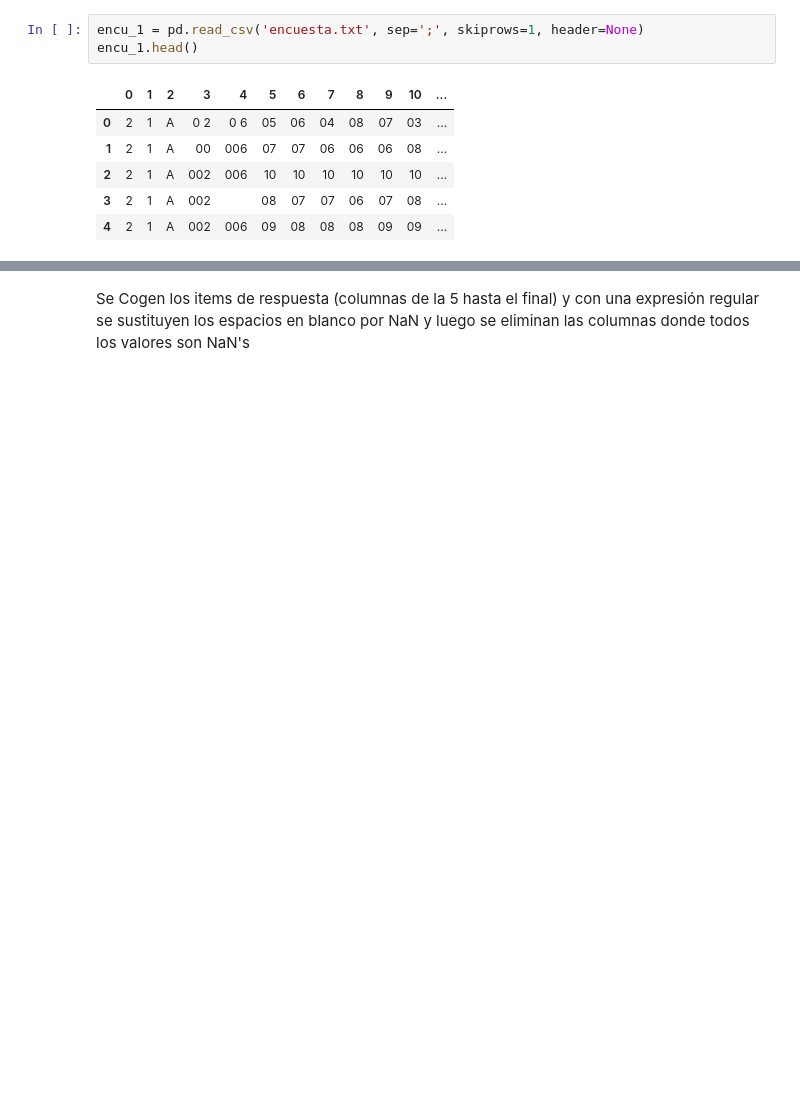
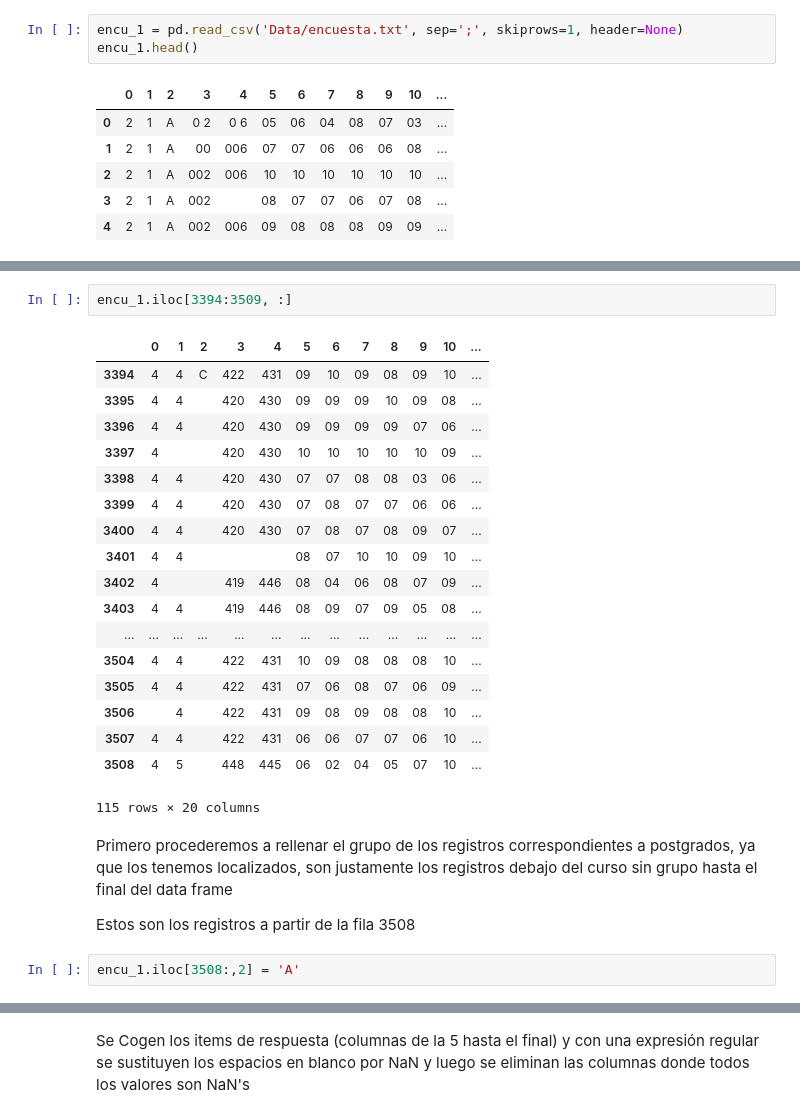
Before and after one commit to AntonioPL/TFM_Kschool, a Jupyter notebook: Tidy1.ipynb, the cells around one changed output, grey strips where cells are left out. Saved outputs shown, nothing was run; the diff lists cells and outputs as text; blank space fills up the shorter version.

Commit message:
Se incluye el preprocesado de los datos para eliminar el curso sin grupo y relenar el grupo de los postgrados

```diff
--- a/Tidy1.ipynb
+++ b/Tidy1.ipynb
@@ -38,7 +52,7 @@ import numpy as np
 # %% [markdown]
 Se cargan los datos
 # %%
-encu_1 = pd.read_csv('encuesta.txt', sep=';', skiprows=1, header=None)
+encu_1 = pd.read_csv('Data/encuesta.txt', sep=';', skiprows=1, header=None)
 encu_1.head()
 # %% [output]
 |  | 0 | 1 | 2 | 3 | 4 | 5 | 6 | 7 | 8 | 9 | 10 | ... |
@@ -49,0 +79,27 @@ encu_1.head()
+# %%
+encu_1.iloc[3394:3509, :]
+# %% [output]
+|  | 0 | 1 | 2 | 3 | 4 | 5 | 6 | 7 | 8 | 9 | 10 | ... |
+| 3394 | 4 | 4 | C | 422 | 431 | 09 | 10 | 09 | 08 | 09 | 10 | ... |
+| 3395 | 4 | 4 |  | 420 | 430 | 09 | 09 | 09 | 10 | 09 | 08 | ... |
+| 3396 | 4 | 4 |  | 420 | 430 | 09 | 09 | 09 | 09 | 07 | 06 | ... |
+| 3397 | 4 |  |  | 420 | 430 | 10 | 10 | 10 | 10 | 10 | 09 | ... |
+| 3398 | 4 | 4 |  | 420 | 430 | 07 | 07 | 08 | 08 | 03 | 06 | ... |
+| 3399 | 4 | 4 |  | 420 | 430 | 07 | 08 | 07 | 07 | 06 | 06 | ... |
+| 3400 | 4 | 4 |  | 420 | 430 | 07 | 08 | 07 | 08 | 09 | 07 | ... |
+| 3401 | 4 | 4 |  |  |  | 08 | 07 | 10 | 10 | 09 | 10 | ... |
+| 3402 | 4 |  |  | 419 | 446 | 08 | 04 | 06 | 08 | 07 | 09 | ... |
+| 3403 | 4 | 4 |  | 419 | 446 | 08 | 09 | 07 | 09 | 05 | 08 | ... |
+| ... | ... | ... | ... | ... | ... | ... | ... | ... | ... | ... | ... | ... |
+| 3504 | 4 | 4 |  | 422 | 431 | 10 | 09 | 08 | 08 | 08 | 10 | ... |
+| 3505 | 4 | 4 |  | 422 | 431 | 07 | 06 | 08 | 07 | 06 | 09 | ... |
+| 3506 |  | 4 |  | 422 | 431 | 09 | 08 | 09 | 08 | 08 | 10 | ... |
+| 3507 | 4 | 4 |  | 422 | 431 | 06 | 06 | 07 | 07 | 06 | 10 | ... |
+| 3508 | 4 | 5 |  | 448 | 445 | 06 | 02 | 04 | 05 | 07 | 10 | ... |
+115 rows × 20 columns
+# %% [markdown]
+Primero procederemos a rellenar el grupo de los registros correspondientes a postgrados, ya que los tenemos localizados, son justamente los registros debajo del curso sin grupo hasta el final del data frame
+
+Estos son los registros a partir de la fila 3508
+# %%
+encu_1.iloc[3508:,2] = 'A'
```
Also changed, not shown: parts of 17 cells of this notebook.
